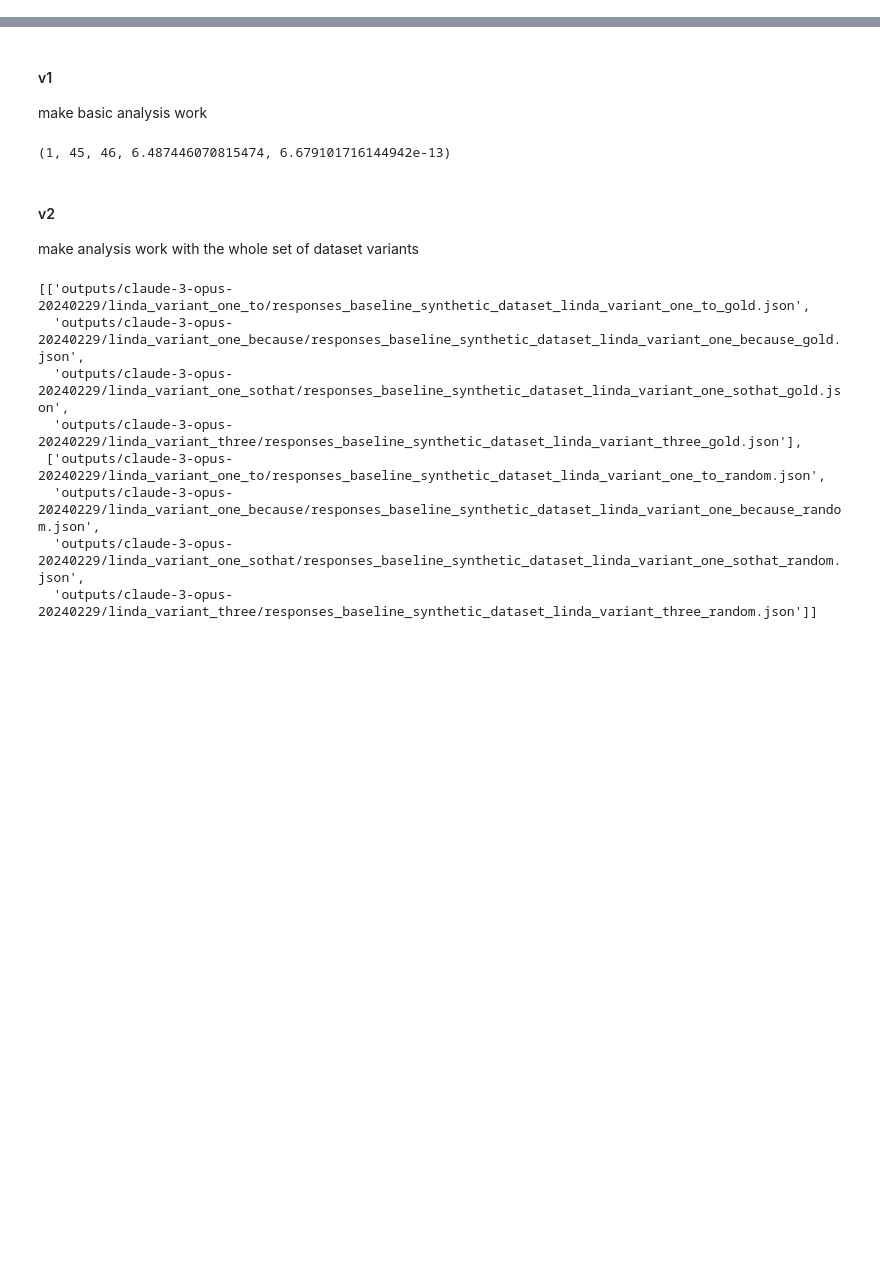
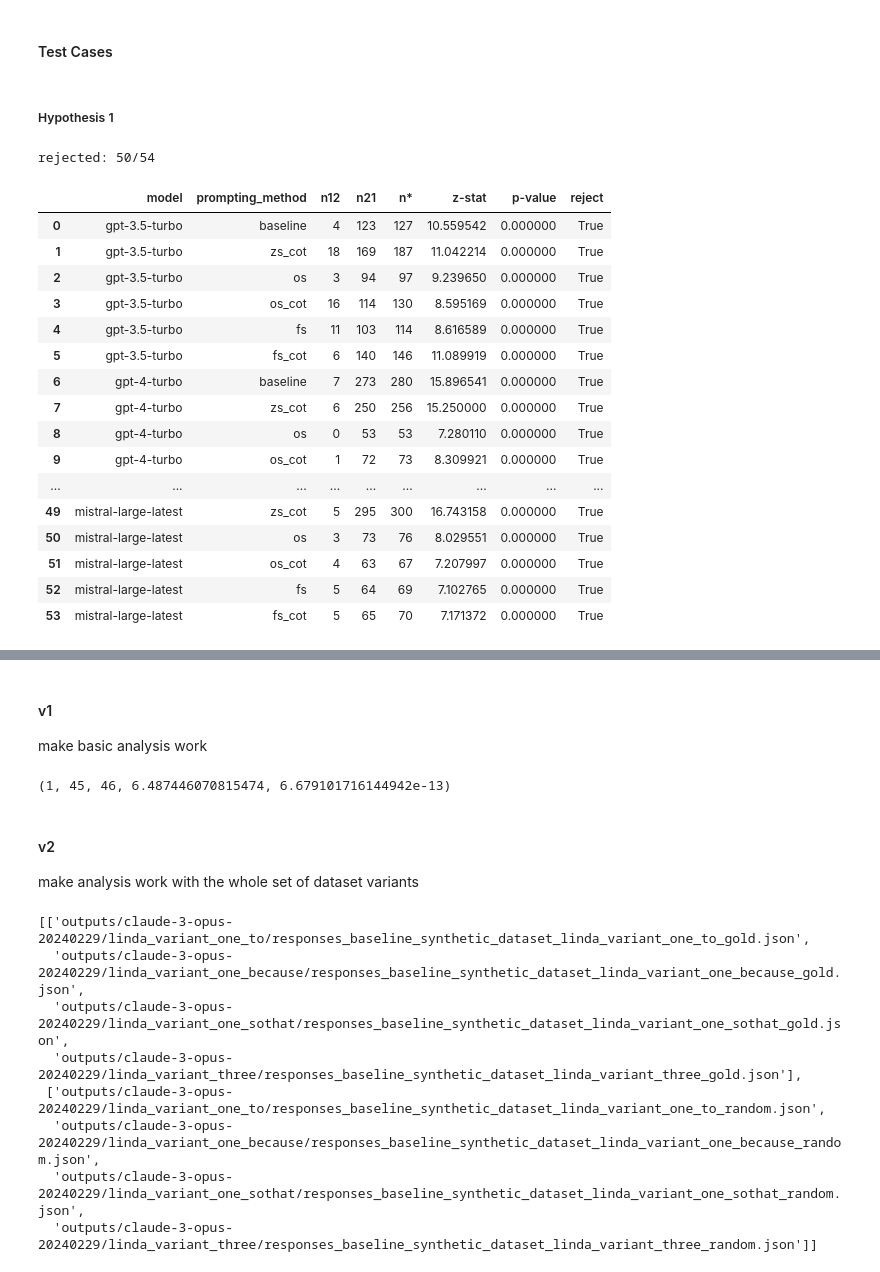
Before and after one commit to Fjallripa/llm_token_bias, a Jupyter notebook: analysis.ipynb, the cells around one changed output, grey strips where cells are left out. Saved outputs shown, nothing was run; the diff lists cells and outputs as text; code cells hidden in the pictures; blank space fills up the shorter version.

Commit message:
add all hypotheses to analysis

```diff
--- a/analysis.ipynb
+++ b/analysis.ipynb
@@ -0,0 +6,5 @@
+# %%
+#func create_paths_str(...) -> file_path
+
+def create_paths_str(model_name, variant_name, prompt_type, dataset_type):
+    return f"outputs/{model_name}/{variant_name}/responses_{prompt_type}_synthetic_dataset_{variant_name}_{dataset_type}.json"
@@ -0,0 +66,12 @@
+# %%
+def do_benjamini_hochberg(p_values, sig_level):
+    sort_order = np.argsort(p_values)
+    p_sorted = np.sort(p_values)
+    count = len(p_values)
+    control_line = np.linspace(sig_level, 0, count, endpoint=False)[::-1]
+    rejection_boundary = np.max(np.argwhere(p_sorted <= control_line).T[0])
+
+    rejections = np.full(count, False)
+    rejections[sort_order[:rejection_boundary+1]] = True
+
+    return rejections
@@ -0,0 +117,54 @@
+# %% [markdown]
+#### Test Cases
+# %% [markdown]
+##### Hypothesis 1
+# %%
+models = [
+    "gpt-3.5-turbo",
+    "gpt-4-turbo",
+    "gpt-4o",
+    "llama-2-70b-chat",
+    "meta-llama-3-70b-instruct",
+    "meta-llama-3-8b-instruct",
+    "claude-3-opus-20240229",
+    "claude-3-sonnet-20240229",
+    "mistral-large-latest",
+]
+prompting_types = [
+    "baseline",
+    "zs_cot",
+    "os",
+    "os_cot",
+    "fs",
+    "fs_cot",
+]
+datasets = [
+    #"linda_original",
+    "linda_variant_one_to",
+    "linda_variant_one_because",
+    "linda_variant_one_sothat",
+    "linda_variant_three",
+]
+results_table = run_analysis(models, prompting_types, datasets)
+print(f"rejected: {results_table['reject'].sum()}/{len(results_table['reject'])}")
+df = pd.DataFrame(results_table)
+df.round(6)
+# %% [output]
+rejected: 50/54
+|  | model | prompting_method | n12 | n21 | n* | z-stat | p-value | reject |
+| 0 | gpt-3.5-turbo | baseline | 4 | 123 | 127 | 10.559542 | 0.000000 | True |
+| 1 | gpt-3.5-turbo | zs_cot | 18 | 169 | 187 | 11.042214 | 0.000000 | True |
+| 2 | gpt-3.5-turbo | os | 3 | 94 | 97 | 9.239650 | 0.000000 | True |
+| 3 | gpt-3.5-turbo | os_cot | 16 | 114 | 130 | 8.595169 | 0.000000 | True |
+| 4 | gpt-3.5-turbo | fs | 11 | 103 | 114 | 8.616589 | 0.000000 | True |
+| 5 | gpt-3.5-turbo | fs_cot | 6 | 140 | 146 | 11.089919 | 0.000000 | True |
+| 6 | gpt-4-turbo | baseline | 7 | 273 | 280 | 15.896541 | 0.000000 | True |
+| 7 | gpt-4-turbo | zs_cot | 6 | 250 | 256 | 15.250000 | 0.000000 | True |
+| 8 | gpt-4-turbo | os | 0 | 53 | 53 | 7.280110 | 0.000000 | True |
+| 9 | gpt-4-turbo | os_cot | 1 | 72 | 73 | 8.309921 | 0.000000 | True |
+| ... | ... | ... | ... | ... | ... | ... | ... | ... |
+| 49 | mistral-large-latest | zs_cot | 5 | 295 | 300 | 16.743158 | 0.000000 | True |
+| 50 | mistral-large-latest | os | 3 | 73 | 76 | 8.029551 | 0.000000 | True |
+| 51 | mistral-large-latest | os_cot | 4 | 63 | 67 | 7.207997 | 0.000000 | True |
+| 52 | mistral-large-latest | fs | 5 | 64 | 69 | 7.102765 | 0.000000 | True |
+| 53 | mistral-large-latest | fs_cot | 5 | 65 | 70 | 7.171372 | 0.000000 | True |
```
Also changed, not shown: parts of 33 cells of this notebook.
